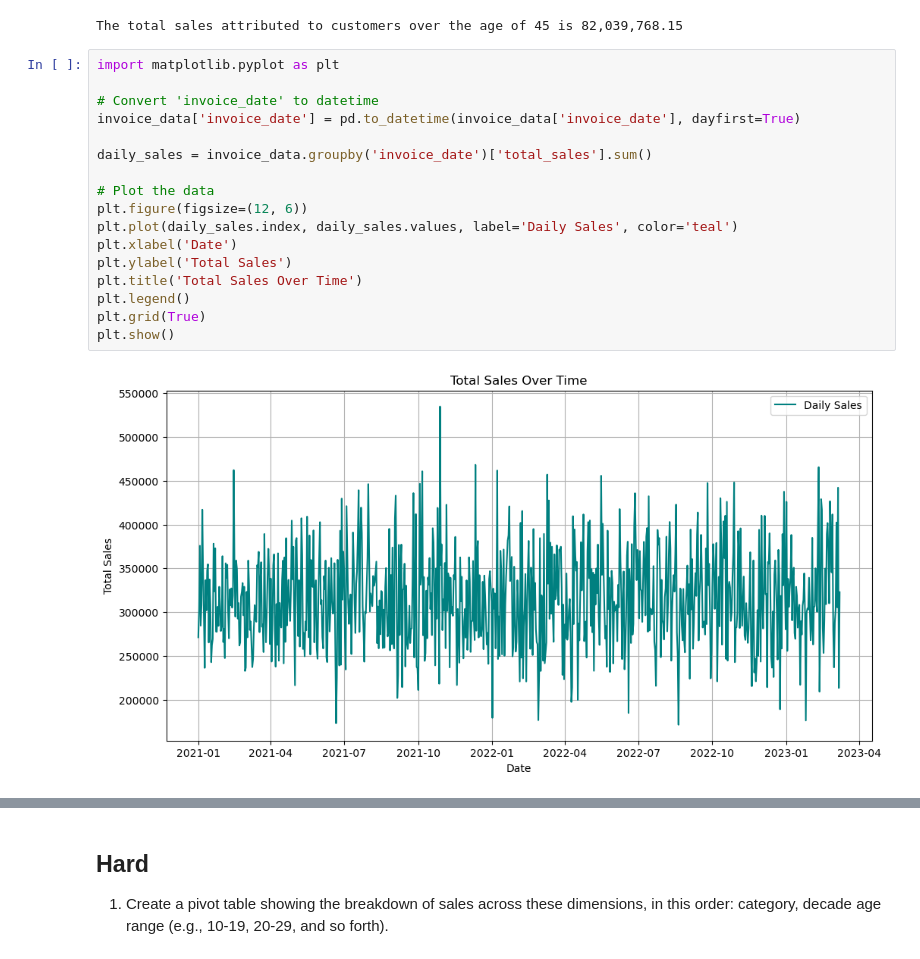
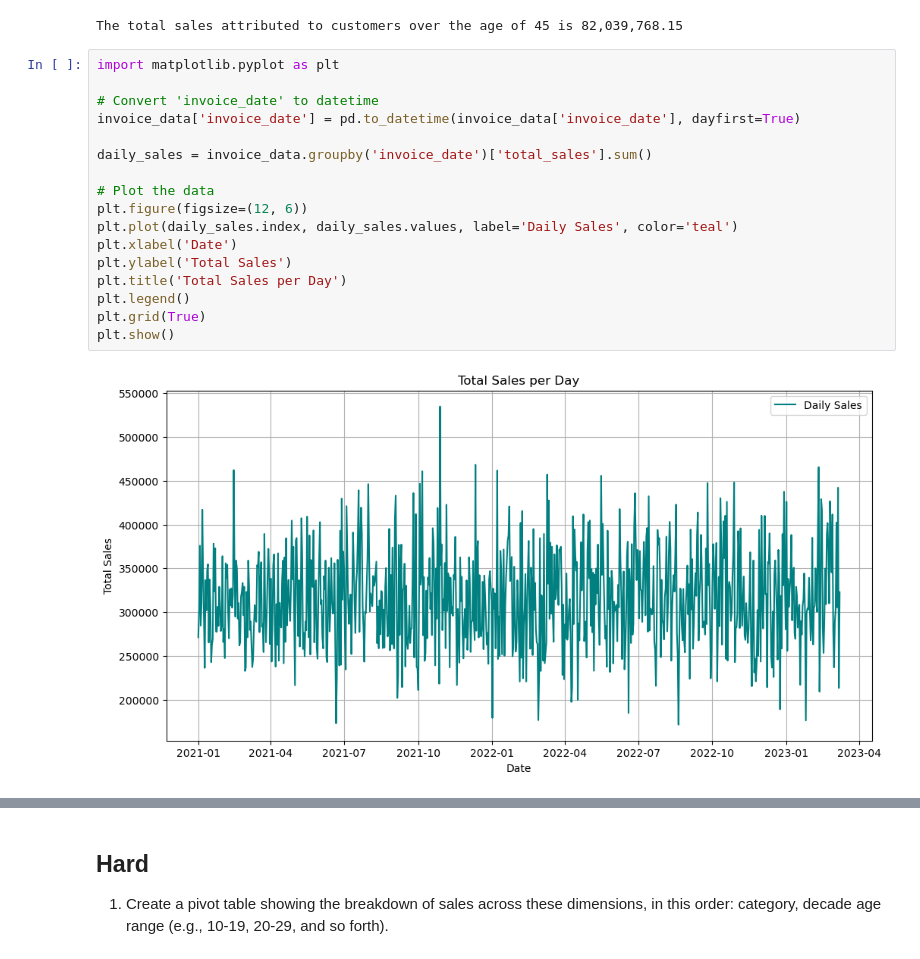
Before and after one commit to abstarp/Analyze-sales-data-with-Pandas, a Jupyter notebook: sales-data.ipynb, the cells around one changed output, grey strips where cells are left out. Cells and saved outputs as stored; diff of their text form.

```diff
--- a/sales-data.ipynb
+++ b/sales-data.ipynb
@@ -100,19 +100,19 @@ The total sales attributed to customers over the age of 45 is 82,039,768.15
 # %%
 import matplotlib.pyplot as plt
 
 # Convert 'invoice_date' to datetime
 invoice_data['invoice_date'] = pd.to_datetime(invoice_data['invoice_date'], dayfirst=True)
 
 daily_sales = invoice_data.groupby('invoice_date')['total_sales'].sum()
 
 # Plot the data
 plt.figure(figsize=(12, 6))
 plt.plot(daily_sales.index, daily_sales.values, label='Daily Sales', color='teal')
 plt.xlabel('Date')
 plt.ylabel('Total Sales')
-plt.title('Total Sales Over Time')
+plt.title('Total Sales per Day')
 plt.legend()
 plt.grid(True)
 plt.show()
 # %% [output]
-[figure, old version]
+[figure, new version]
```
Also changed, not shown: parts of 3 cells of this notebook.
